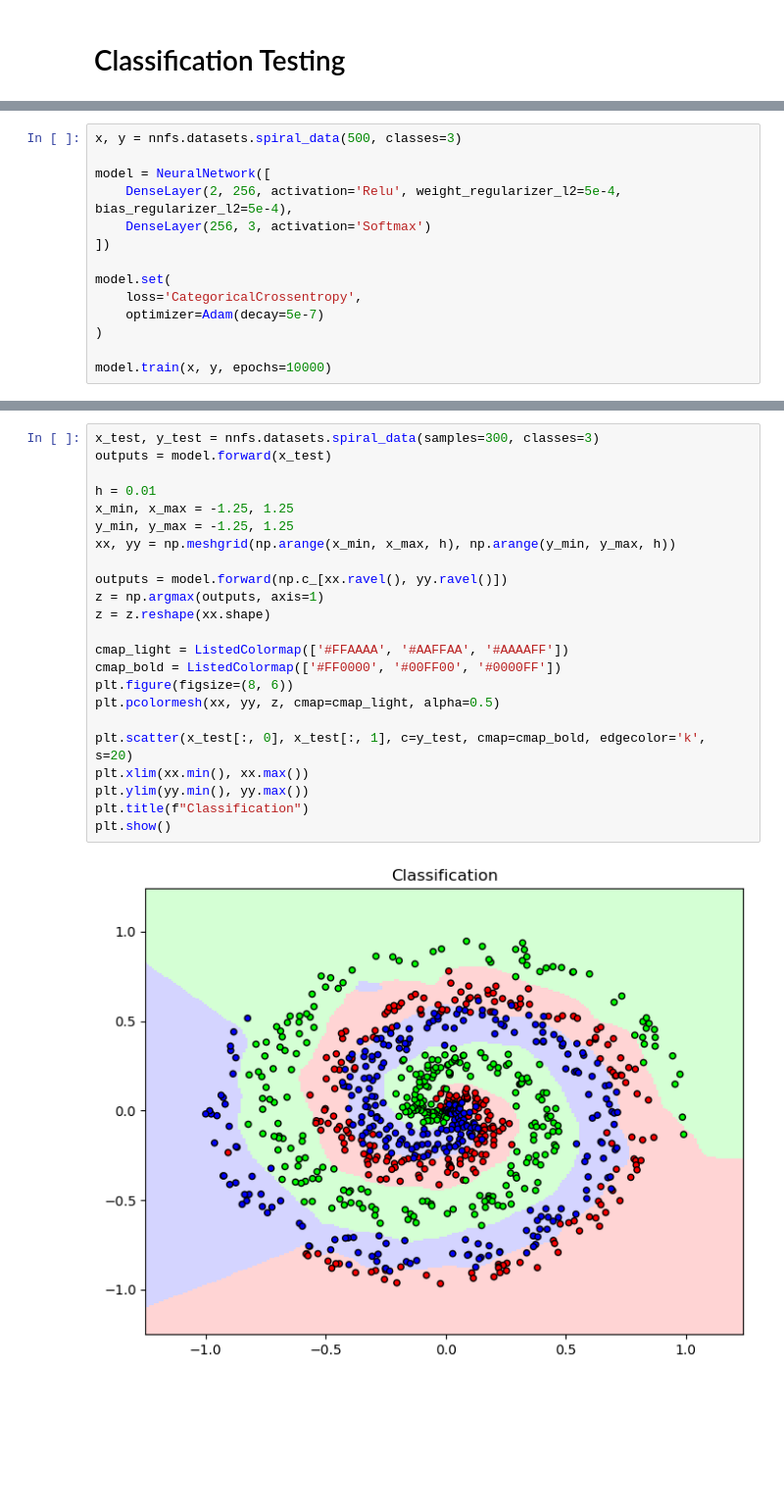
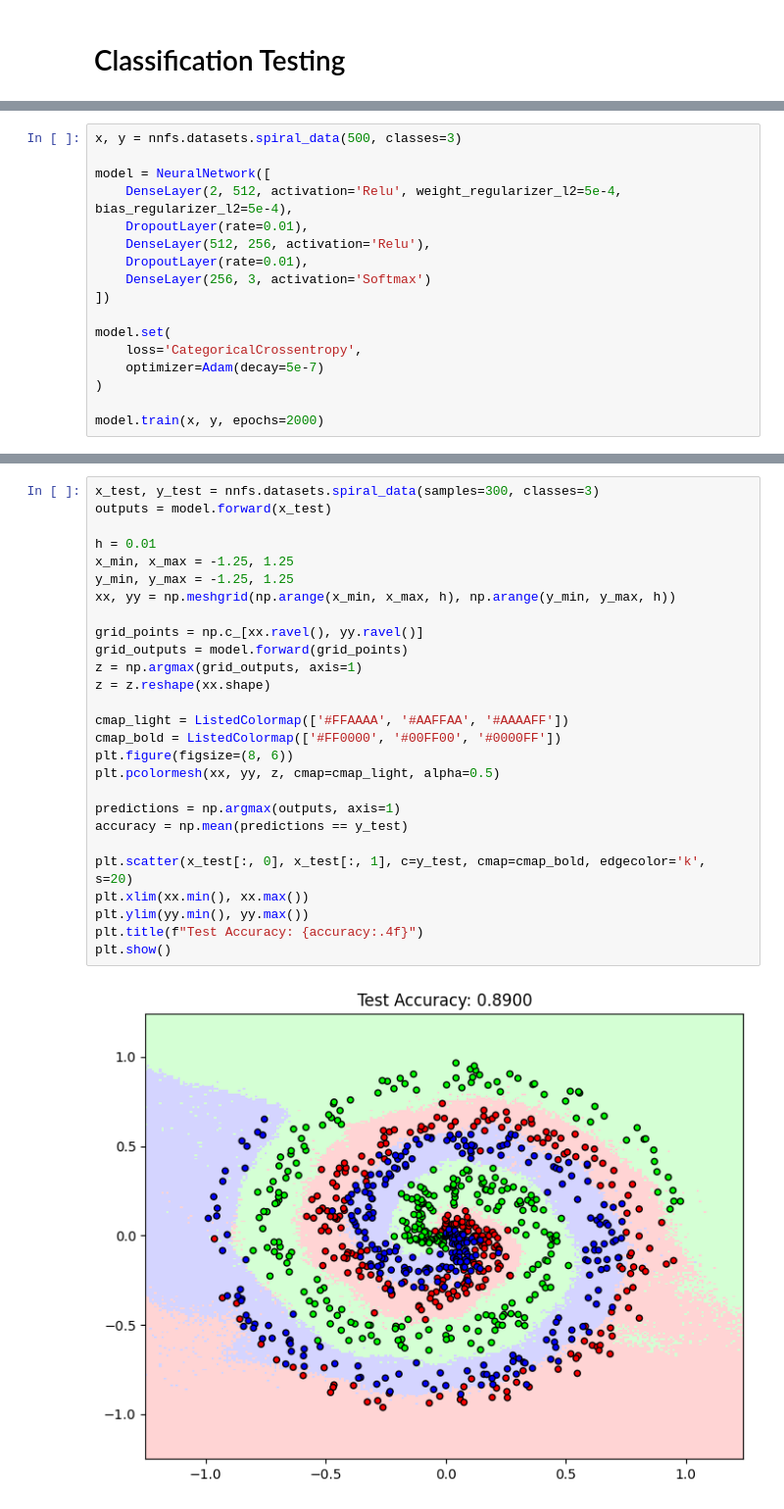
Before and after one commit to danilosiervi/neural_network, a Jupyter notebook: teste.ipynb, the cells around one changed output, grey strips where cells are left out. Shown at 98% size. Drawn from its saved outputs; the diff is of its cells as text; blank space fills up the shorter version.

Commit message:
Functional Model

```diff
--- a/teste.ipynb
+++ b/teste.ipynb
@@ -120,7 +120,10 @@ plt.show()
 x, y = nnfs.datasets.spiral_data(500, classes=3)
 
 model = NeuralNetwork([
-    DenseLayer(2, 256, activation='Relu', weight_regularizer_l2=5e-4, bias_regularizer_l2=5e-4),
+    DenseLayer(2, 512, activation='Relu', weight_regularizer_l2=5e-4, bias_regularizer_l2=5e-4),
+    DropoutLayer(rate=0.01),
+    DenseLayer(512, 256, activation='Relu'),
+    DropoutLayer(rate=0.01),
     DenseLayer(256, 3, activation='Softmax')
 ])
 
@@ -129,5 +132,5 @@ model.set(
     optimizer=Adam(decay=5e-7)
 )
 
-model.train(x, y, epochs=10000)
+model.train(x, y, epochs=2000)
 # %% [output]
@@ -151,25 +154,29 @@ epoch: 10000, loss: 0.365, lr: 0.00100
 # %%
 x_test, y_test = nnfs.datasets.spiral_data(samples=300, classes=3)
 outputs = model.forward(x_test)
 
 h = 0.01
 x_min, x_max = -1.25, 1.25
 y_min, y_max = -1.25, 1.25
 xx, yy = np.meshgrid(np.arange(x_min, x_max, h), np.arange(y_min, y_max, h))
 
-outputs = model.forward(np.c_[xx.ravel(), yy.ravel()])
-z = np.argmax(outputs, axis=1)
+grid_points = np.c_[xx.ravel(), yy.ravel()]
+grid_outputs = model.forward(grid_points)
+z = np.argmax(grid_outputs, axis=1)
 z = z.reshape(xx.shape)
 
 cmap_light = ListedColormap(['#FFAAAA', '#AAFFAA', '#AAAAFF'])
 cmap_bold = ListedColormap(['#FF0000', '#00FF00', '#0000FF'])
 plt.figure(figsize=(8, 6))
 plt.pcolormesh(xx, yy, z, cmap=cmap_light, alpha=0.5)
 
+predictions = np.argmax(outputs, axis=1)
+accuracy = np.mean(predictions == y_test)
+
 plt.scatter(x_test[:, 0], x_test[:, 1], c=y_test, cmap=cmap_bold, edgecolor='k', s=20)
 plt.xlim(xx.min(), xx.max())
 plt.ylim(yy.min(), yy.max())
-plt.title(f"Classification")
+plt.title(f"Test Accuracy: {accuracy:.4f}")
 plt.show()
 # %% [output]
-[figure, old version]
+[figure, new version]
```
Also changed, not shown: parts of 5 cells of this notebook, 2 other files.
